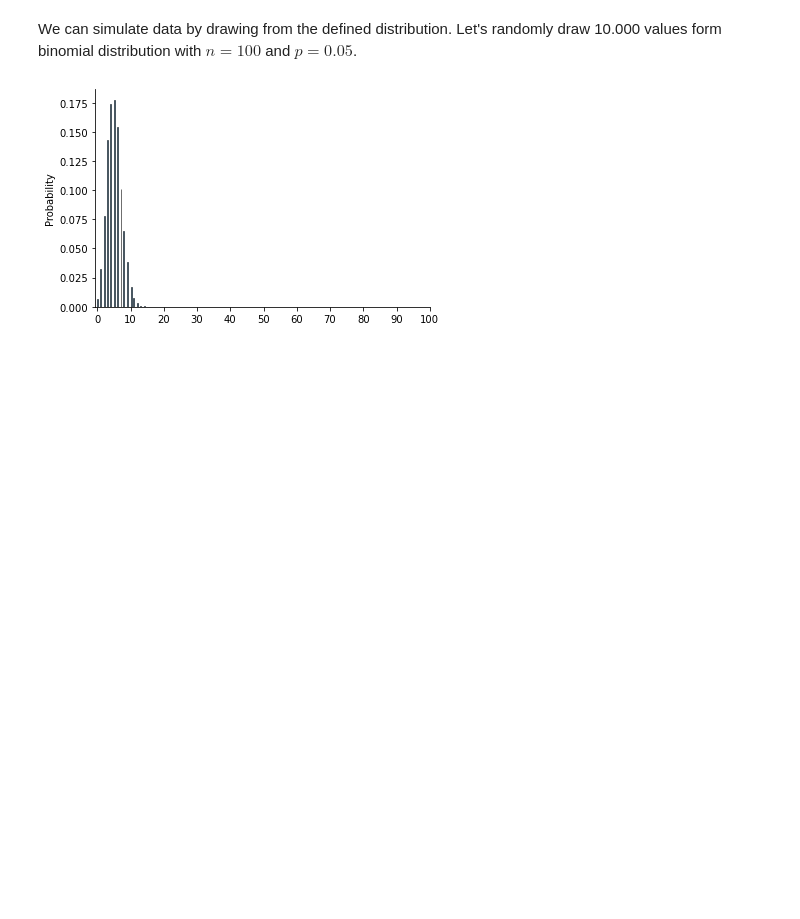
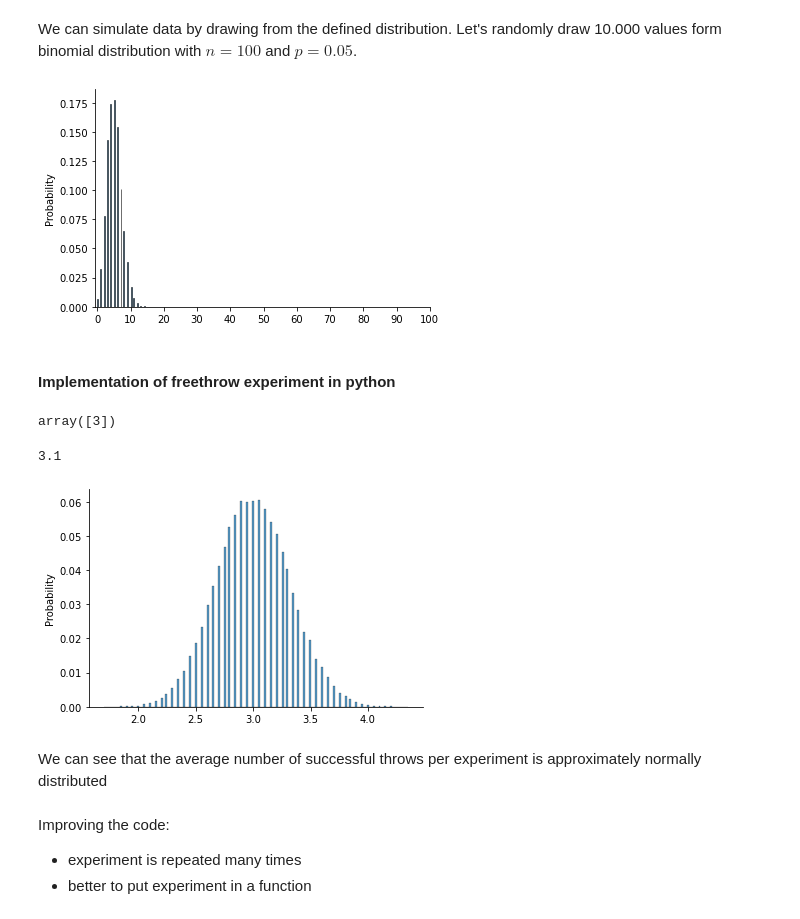
Before and after one commit to fredzett/Notebooks, a Jupyter notebook: Chapter_02_code.ipynb, the cells around one changed output. Saved outputs shown, nothing was run; the diff lists cells and outputs as text; code cells hidden in the pictures; blank space fills up the shorter version.

```diff
--- a/Chapter_02_code.ipynb
+++ b/Chapter_02_code.ipynb
@@ -352,3 +352,5 @@ myplot = sns.histplot(data, stat="probability")
 myplot.set_xticks(ticks);
 # %% [output]
 [figure]
+# %% [markdown]
+#### Implementation of freethrow experiment in python
@@ -354,0 +361,43 @@ myplot.set_xticks(ticks);
+# %%
+# Implement freethrow game
+n = 10 # number of throws
+x = 0.3 # number of successful throws
+
+
+B = stats.binom(n,x)
+B.rvs(1)
+# %% [output]
+array([3])
+# %%
+# Implement experiment
+n_exp = 20 # number of experiments
+
+experiment = B.rvs(n_exp)
+xbar = np.mean(experiment)
+xbar
+# %% [output]
+3.1
+# %%
+# Repeat experiment x times
+n_sims = 100_000
+xbars = []
+
+for i in range(n_sims):
+    # conduct experiment
+    results = B.rvs(n_exp)
+    # calculate average of succesful throws (repeat 10 freethrows 20 times)
+    xbar = np.mean(results)
+    # store each experiment in list
+    xbars.append(xbar)
+# %%
+sns.histplot(xbars, stat="probability")
+sns.despine()
+# %% [output]
+[figure, added]
+# %% [markdown]
+We can see that the average number of successful throws per experiment is approximately normally distributed
+# %% [markdown]
+Improving the code:
+
+- experiment is repeated many times
+- better to put experiment in a function
```
Also changed, not shown: parts of 4 cells of this notebook, 7 other files.
